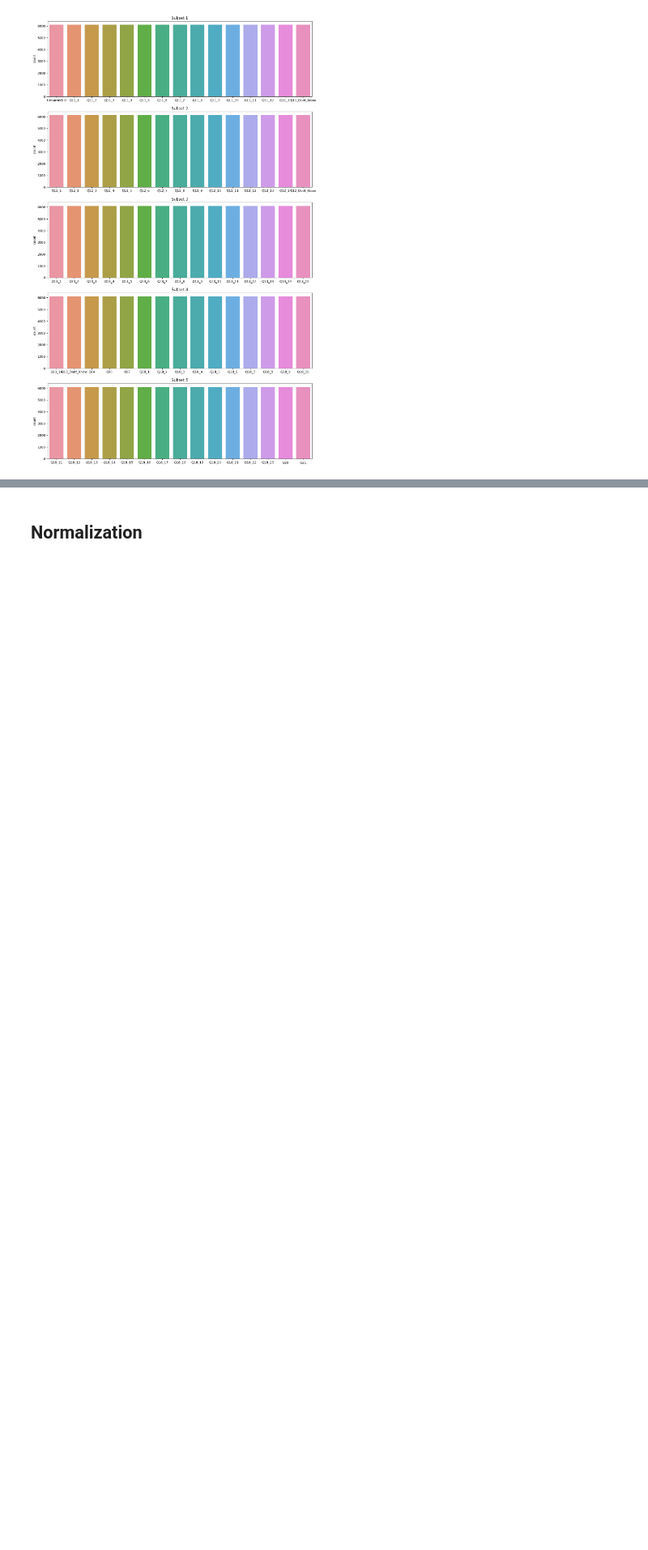
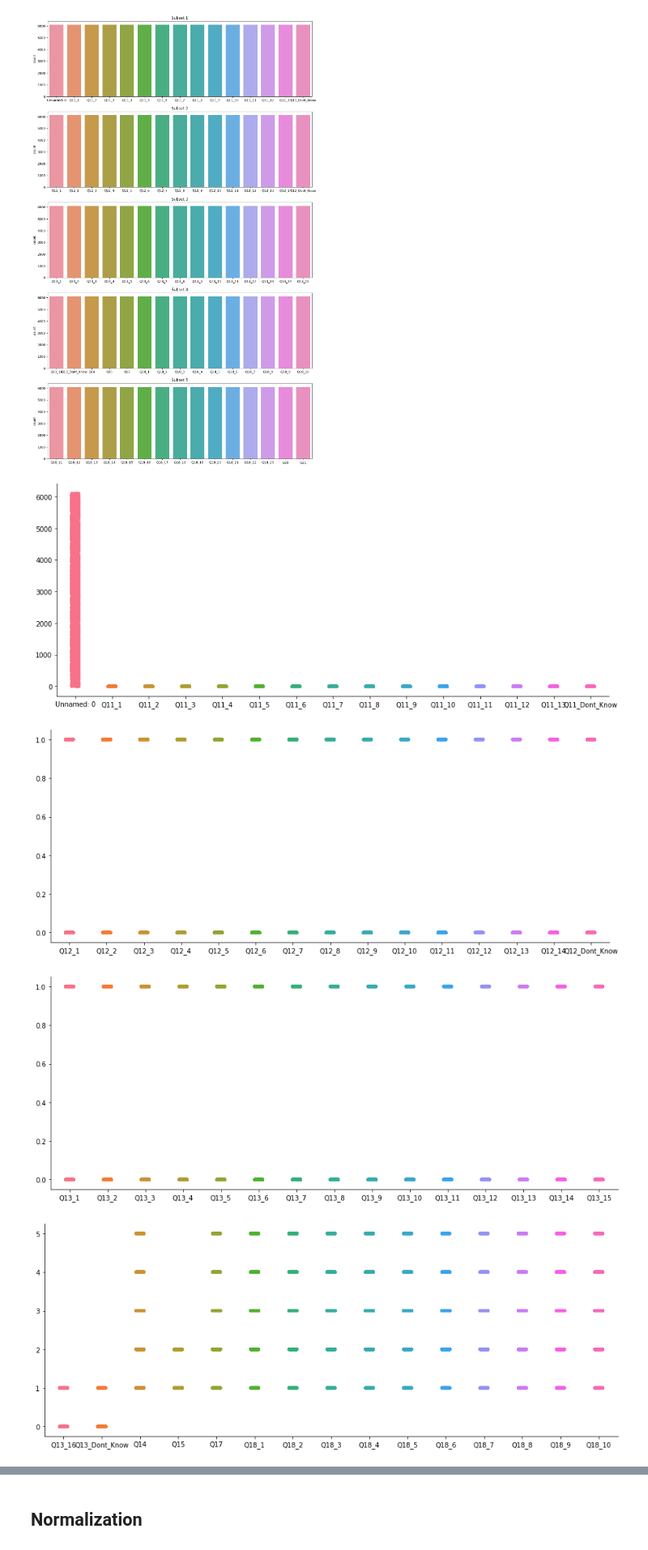
Before and after one commit to SeyitKoyuncu/CENG464-DataMining, a Jupyter notebook: CENG464_DataMiningProject_v1.ipynb, the cells around one changed output, grey strips where cells are left out. Shown at 81% size. Cells and saved outputs as stored; diff of their text form; code cells hidden in the pictures; blank space fills up the shorter version.

```diff
--- a/CENG464_DataMiningProject_v1.ipynb
+++ b/CENG464_DataMiningProject_v1.ipynb
@@ -426,3 +426,20 @@ def VisualizeSubset(dataframe, step):
 VisualizeSubset(questionToMode_df,15)
 # %% [output]
 [figure]
+# %%
+aspect_ratio = 2.5
+sns.catplot(questionToMode_df.iloc[:, 0:15],aspect=aspect_ratio)
+plt.show()
+sns.catplot(questionToMode_df.iloc[:, 15:30],aspect=aspect_ratio)
+plt.show()
+sns.catplot(questionToMode_df.iloc[:, 30:45],aspect=aspect_ratio)
+plt.show()
+sns.catplot(questionToMode_df.iloc[:, 45:60],aspect=aspect_ratio)
+plt.show()
+sns.catplot(questionToMode_df.iloc[:, 60:75],aspect=aspect_ratio)
+plt.show()
+# %% [output]
+[figure, added]
+[figure, added]
+[figure, added]
+[figure, added]
```
Also changed, not shown: parts of 1 cell of this notebook.
